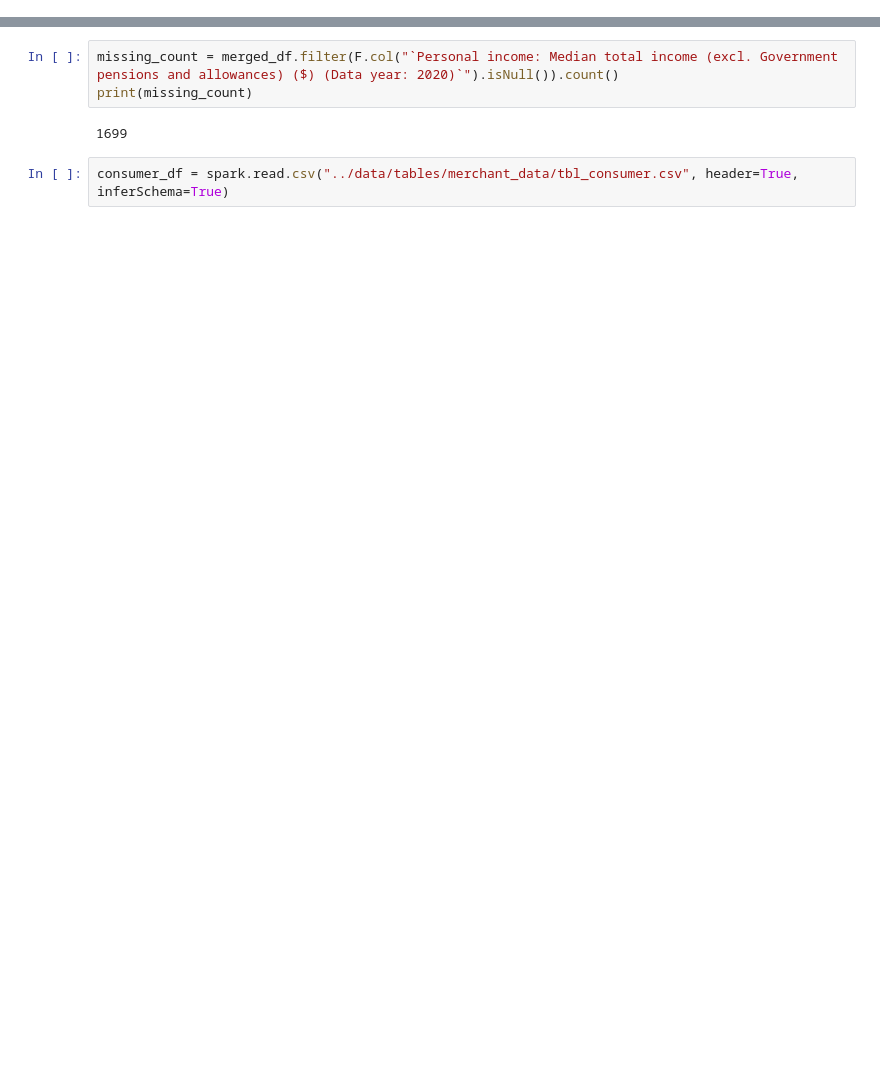
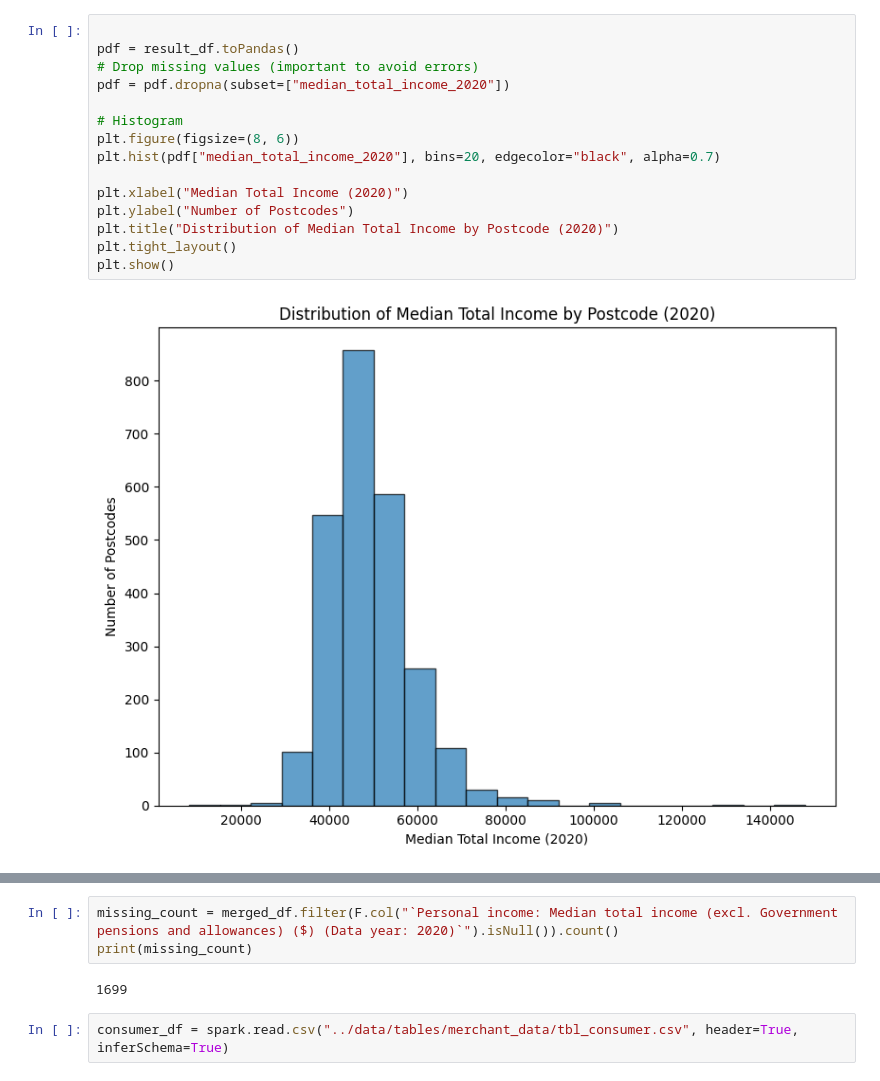
Before and after one commit to josjones407/project-2-group-buy-now-pay-later-industry-project-44, a Jupyter notebook: scripts/etl.ipynb, the cells around one changed output, grey strips where cells are left out. Saved outputs shown, nothing was run; the diff lists cells and outputs as text; blank space fills up the shorter version.

Commit message:
income distribution

```diff
--- a/scripts/etl.ipynb
+++ b/scripts/etl.ipynb
@@ -74 +70,18 @@ root
  |-- median_total_income_2020: double (nullable = true)
+# %%
+
+pdf = result_df.toPandas()
+# Drop missing values (important to avoid errors)
+pdf = pdf.dropna(subset=["median_total_income_2020"])
+
+# Histogram
+plt.figure(figsize=(8, 6))
+plt.hist(pdf["median_total_income_2020"], bins=20, edgecolor="black", alpha=0.7)
+
+plt.xlabel("Median Total Income (2020)")
+plt.ylabel("Number of Postcodes")
+plt.title("Distribution of Median Total Income by Postcode (2020)")
+plt.tight_layout()
+plt.show()
+# %% [output]
+[figure, added]
```
Also changed, not shown: parts of 3 cells of this notebook.
